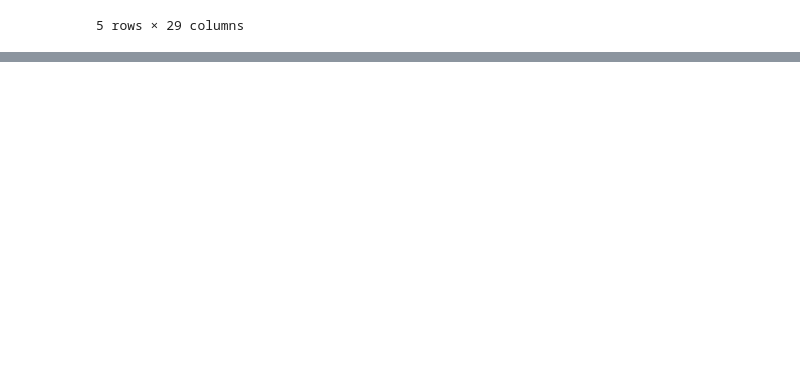
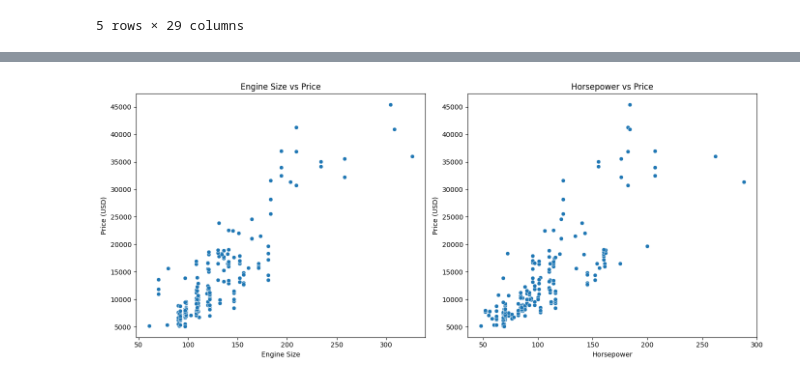
Before and after one commit to tildeholmqvist/DA_project_2, a Jupyter notebook: jupyter_notebooks/02_EDA.ipynb, the cells around one changed output, grey strips where cells are left out. Drawn from its saved outputs; the diff is of its cells as text; code cells hidden in the pictures; blank space fills up the shorter version.

```diff
--- a/jupyter_notebooks/02_EDA.ipynb
+++ b/jupyter_notebooks/02_EDA.ipynb
@@ -66,0 +93,17 @@ df.head()
+# %%
+fig, axes = plt.subplots(1, 2, figsize=(14, 6))
+
+sns.scatterplot(data=df, x='enginesize', y='price', ax=axes[0])
+axes[0].set_title('Engine Size vs Price')
+axes[0].set_xlabel('Engine Size')
+axes[0].set_ylabel('Price (USD)')
+
+sns.scatterplot(data=df, x='horsepower', y='price', ax=axes[1])
+axes[1].set_title('Horsepower vs Price')
+axes[1].set_xlabel('Horsepower')
+axes[1].set_ylabel('Price (USD)')
+
+plt.tight_layout()
+plt.show()
+# %% [output]
+[figure, added]
```
Also changed, not shown: parts of 4 cells of this notebook.
